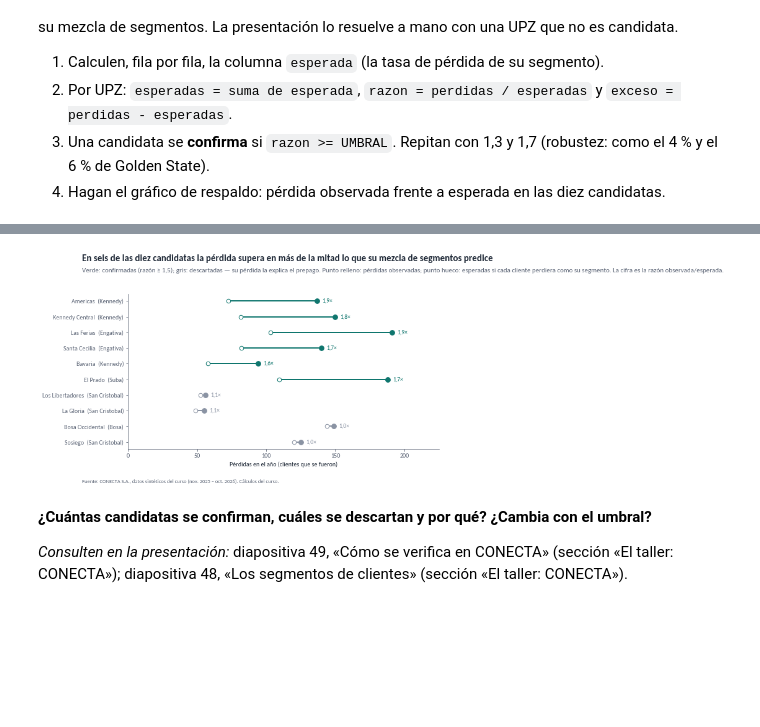
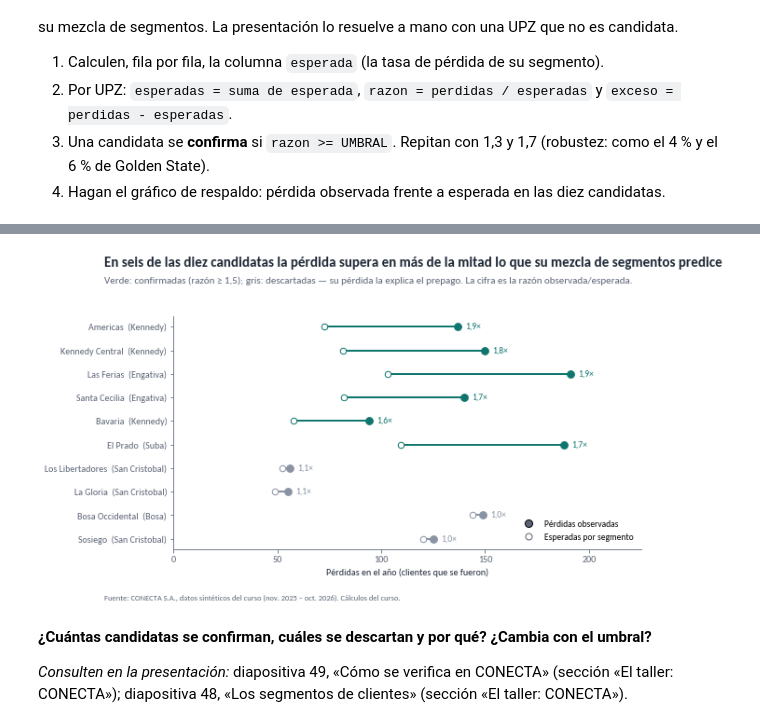
Before and after one commit to juliomariop/visualizacion_datos_especializacion, a Jupyter notebook: sesion_04/DATAVIZ_sesion_4_proyecto_A_grupo_9.ipynb, the cells around one changed output, grey strips where cells are left out. Drawn from its saved outputs; the diff is of its cells as text; code cells hidden in the pictures; blank space fills up the shorter version.

```diff
--- a/sesion_04/DATAVIZ_sesion_4_proyecto_A_grupo_9.ipynb
+++ b/sesion_04/DATAVIZ_sesion_4_proyecto_A_grupo_9.ipynb
@@ -217,26 +219,33 @@ La mayor razón fuera de las candidatas es 1.40: ninguna candidata por poco se q
 # %%
 # TODO: hagan el gráfico de respaldo (observada frente a esperada) con un título que diga la conclusión.
 # fig, ax = plt.subplots(figsize=(9, 4.6))
 # Su código aquí:
 fig, ax = plt.subplots(figsize=(9, 4.6))
 c = candidatas.sort_values("tasa_pct")
 y = range(len(c))
 for i, (_, f_) in enumerate(c.iterrows()):
     color = PALETA["principal"] if f_["confirmada"] else PALETA["neutro"]
     ax.plot([f_["esperadas"], f_["perdidas"]], [i, i], color=color, linewidth=2, zorder=2)
     ax.scatter([f_["perdidas"]], [i], s=60, color=color, zorder=3)
     ax.scatter([f_["esperadas"]], [i], s=42, facecolor="white", edgecolor=color, zorder=3)
     ax.annotate(f"{decimal(f_['razon'], 1)}×", (f_["perdidas"], i), xytext=(8, 0), textcoords="offset points",
                 va="center", fontsize=9.5, color=color)
+from matplotlib.lines import Line2D
+ax.legend(handles=[Line2D([], [], marker="o", color="none", markerfacecolor=PALETA["secundario"],
+                         markersize=8, label="Pérdidas observadas"),
+                   Line2D([], [], marker="o", color="none", markerfacecolor="white",
+                          markeredgecolor=PALETA["secundario"], markersize=7,
+                          label="Esperadas por segmento")],
+          loc="lower right", fontsize=9.5, frameon=False)
 ax.set_yticks(list(y)); ax.set_yticklabels([f"{u_}  ({l_})" for u_, l_ in zip(c["upz"].str.title(), c["localidad"].str.title())])
 ax.set_xlabel("Pérdidas en el año (clientes que se fueron)")
 ax.set_xlim(0, c["perdidas"].max() * 1.18)
 titulo(fig, "En seis de las diez candidatas la pérdida supera en más de la mitad lo que su mezcla de segmentos predice",
-       "Verde: confirmadas (razón ≥ 1,5); gris: descartadas — su pérdida la explica el prepago. Punto relleno: pérdidas observadas; punto hueco: esperadas si cada cliente perdiera como su segmento. La cifra es la razón observada/esperada.")
+       "Verde: confirmadas (razón ≥ 1,5); gris: descartadas — su pérdida la explica el prepago. La cifra es la razón observada/esperada.")
 fuente(fig, FUENTE_CONECTA)
 guardar(fig, "verificacion_candidatas.png")
 # %% [output]
-[figure, old version]
+[figure, new version]
 # %% [markdown]
 **¿Cuántas candidatas se confirman, cuáles se descartan y por qué? ¿Cambia con el umbral?**
 
```
Also changed, not shown: parts of 12 cells of this notebook, 8 other files.
